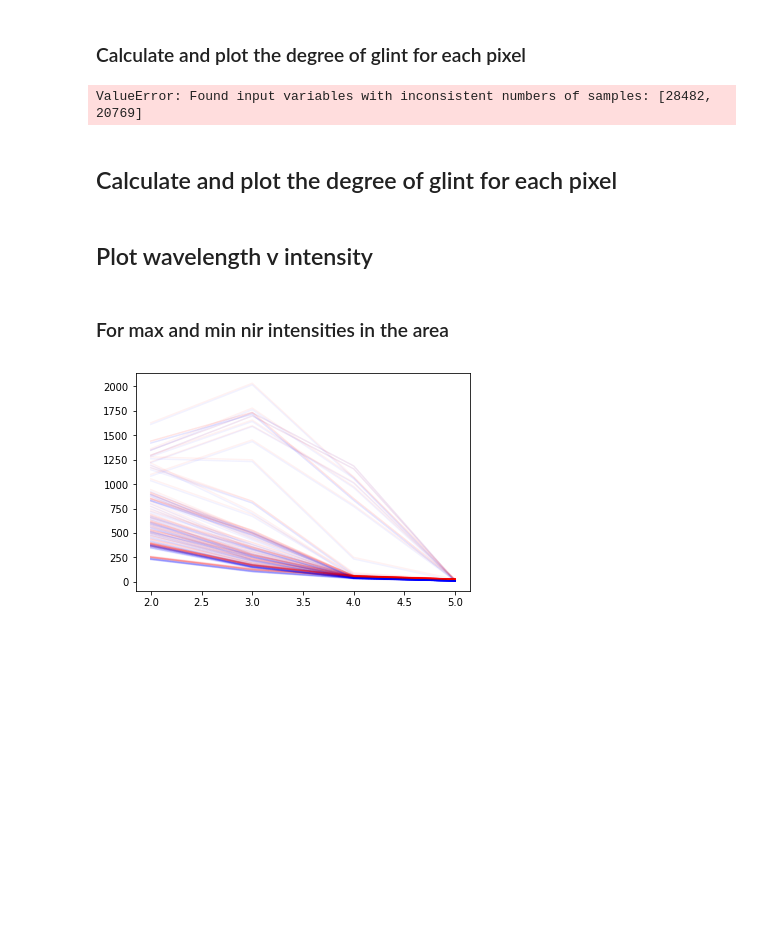
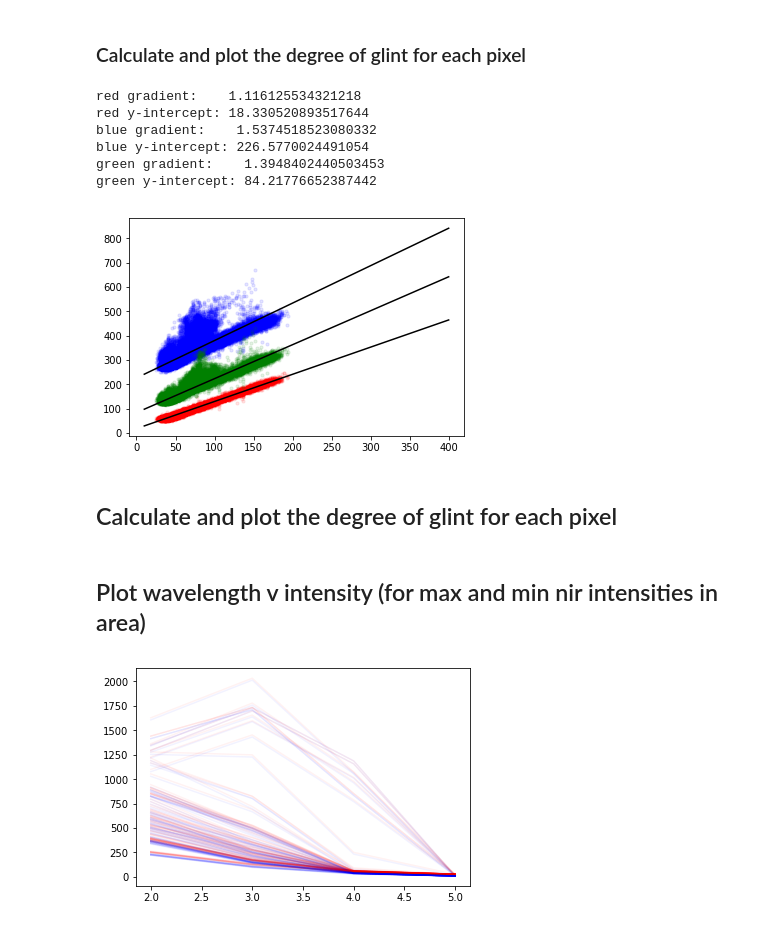
Before and after one commit to taslandcover/dea-notebooks, a Jupyter notebook: Glint/Sun_glint_correction.ipynb, the cells around one changed output. Cells and saved outputs as stored; diff of their text form; code cells hidden in the pictures; blank space fills up the shorter version.

```diff
--- a/Glint/Sun_glint_correction.ipynb
+++ b/Glint/Sun_glint_correction.ipynb
@@ -466,4 +467,4 @@ plt.tight_layout()
 # %% [markdown]
 ### Enter the title number for all images that are 100% deep ocean in the ?list below
 # %%
-deep_ocean_subplots = [9, 13, 14]
+deep_ocean_subplots = [9, 13, 14, 15, 12]
@@ -645,0 +545,25 @@ TypeError: must be str, not float
+# %%
+#################
+# Polygon method
+#################
+
+# # Define x and y for plotting as 1D arrays - WHERE ALL DEEP OCEAN
+# nir_masked_stacked = np.hstack(nir.isel(time=image).where(raster_deep_water_area > 0).fillna(-999))
+# red_masked_stacked = np.hstack(red.isel(time=image).where(raster_deep_water_area > 0).fillna(-999))
+# blue_masked_stacked = np.hstack(blue.isel(time=image).where(raster_deep_water_area > 0).fillna(-999))
+# green_masked_stacked = np.hstack(green.isel(time=image).where(raster_deep_water_area > 0).fillna(-999))
+
+# nir_deep = np.extract((nir_masked_stacked >= 0), nir_masked_stacked)
+# red_deep = np.extract((red_masked_stacked >= 0), red_masked_stacked)
+# blue_deep = np.extract((blue_masked_stacked >= 0), blue_masked_stacked)
+# green_deep = np.extract((green_masked_stacked >= 0), green_masked_stacked)
+
+#################
+# Subplot method
+#################
+
+# From subplot method
+nir_deep = np.asarray(final_list(nir_list))
+red_deep = np.asarray(final_list(red_list))
+blue_deep = np.asarray(final_list(blue_list))
+green_deep = np.asarray(final_list(green_list))
@@ -648,17 +576,11 @@ TypeError: must be str, not float
 # %% [markdown]
 ### Calculate and plot the degree of glint for each pixel
 # %%
-# Define x and y for plotting as 1D arrays - WHERE ALL DEEP OCEAN
-nir_masked_stacked = np.hstack(nir.isel(time=image).where(raster_deep_water_area > 0).fillna(-999))
-red_masked_stacked = np.hstack(red.isel(time=image).where(raster_deep_water_area > 0).fillna(-999))
-blue_masked_stacked = np.hstack(blue.isel(time=image).where(raster_deep_water_area > 0).fillna(-999))
-green_masked_stacked = np.hstack(green.isel(time=image).where(raster_deep_water_area > 0).fillna(-999))
-
-# x = np.extract((nir_masked_stacked >= 0), nir_masked_stacked)
-x = alright
-y1 = np.extract((red_masked_stacked >= 0), red_masked_stacked)
-y2 = np.extract((blue_masked_stacked >= 0), blue_masked_stacked)
-y3 = np.extract((green_masked_stacked >= 0), green_masked_stacked)
+# Define x and y for plotting as 1D arrays
+x = nir_deep
+y1 = red_deep
+y2 = blue_deep
+y3 = green_deep
 
 # Calculate linear best fit line
 red_model = LinearRegression()
@@ -668,34 +590,40 @@ green_model = LinearRegression()
 red_model.fit(x[:, np.newaxis], y1)
 blue_model.fit(x[:, np.newaxis], y2)
 green_model.fit(x[:, np.newaxis], y3)
 
 # Define x and y values for the best fit line
 xfit = np.linspace(10,400)
 y1fit = red_model.predict(xfit[:, np.newaxis])
 y2fit = blue_model.predict(xfit[:, np.newaxis])
 y3fit = green_model.predict(xfit[:, np.newaxis])
 
 # Plot the data and the best fit line
 plt.scatter(x, y1, s = 10, color = 'red', alpha = 0.1)
 plt.plot(xfit, y1fit, color = 'black')
 
 plt.scatter(x, y2, s = 10, color = 'blue', alpha = 0.1)
 plt.plot(xfit, y2fit, color = 'black')
 
 plt.scatter(x, y3, s = 10, color = 'green', alpha = 0.1)
 plt.plot(xfit, y3fit, color = 'black')
 
 # Print gradient and y-intercept
 print("red gradient:   ", red_model.coef_[0])
 print("red y-intercept:", red_model.intercept_)
 
 print("blue gradient:   ", blue_model.coef_[0])
 print("blue y-intercept:", blue_model.intercept_)
 
 print("green gradient:   ", green_model.coef_[0])
 print("green y-intercept:", green_model.intercept_)
 # %% [output]
-ValueError: Found input variables with inconsistent numbers of samples: [28482, 20769]
+red gradient:    1.116125534321218
+red y-intercept: 18.330520893517644
+blue gradient:    1.5374518523080332
+blue y-intercept: 226.5770024491054
+green gradient:    1.3948402440503453
+green y-intercept: 84.21776652387442
+[figure, added]
 # %% [markdown]
 ## Calculate and plot the degree of glint for each pixel
 # %%
@@ -718,9 +646,7 @@ green_corr = green.isel(time=image)-((green_model.coef_[0])*((nir.isel(time=imag
 # Create nir_corr - an array of the same shape as nir_only_cloud_free (etc.) where all values equal nir_only_cloud_free.min()
 nir_corr = red_corr/red_corr*nir.isel(x=slice(0,200),time=image).min()
 # %% [markdown]
-## Plot wavelength v intensity
+## Plot wavelength v intensity (for max and min nir intensities in area)
-# %% [markdown]
-### For max and min nir intensities in the area
 # %%
 # Take the uncorrected data, and sepeartely the corrected data, and create an array for each, where each band and degree of
 # glint values are stacked into 1D arrays and then transposed to create a 2D array.
```
Also changed, not shown: parts of 18 cells of this notebook.
